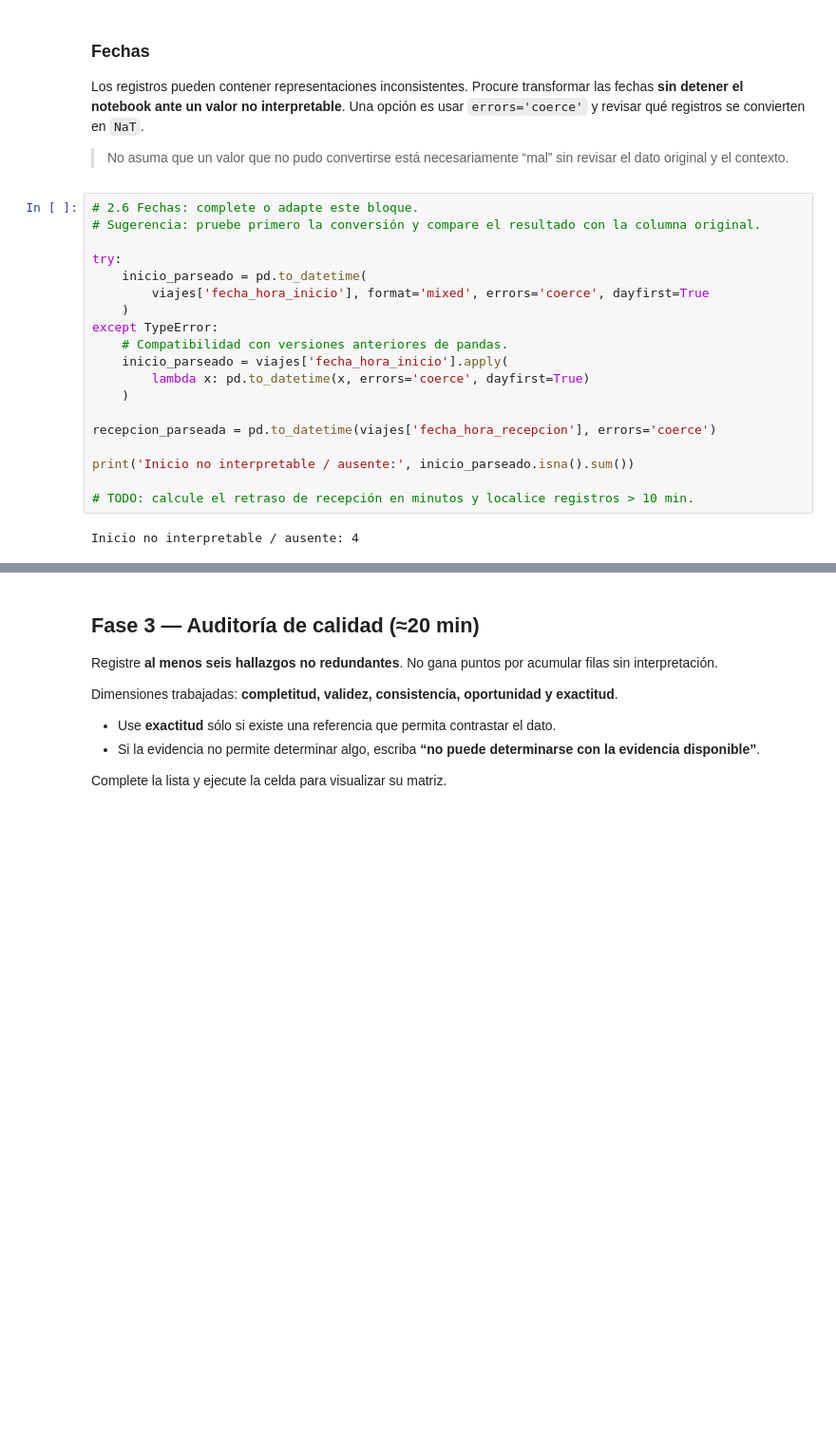
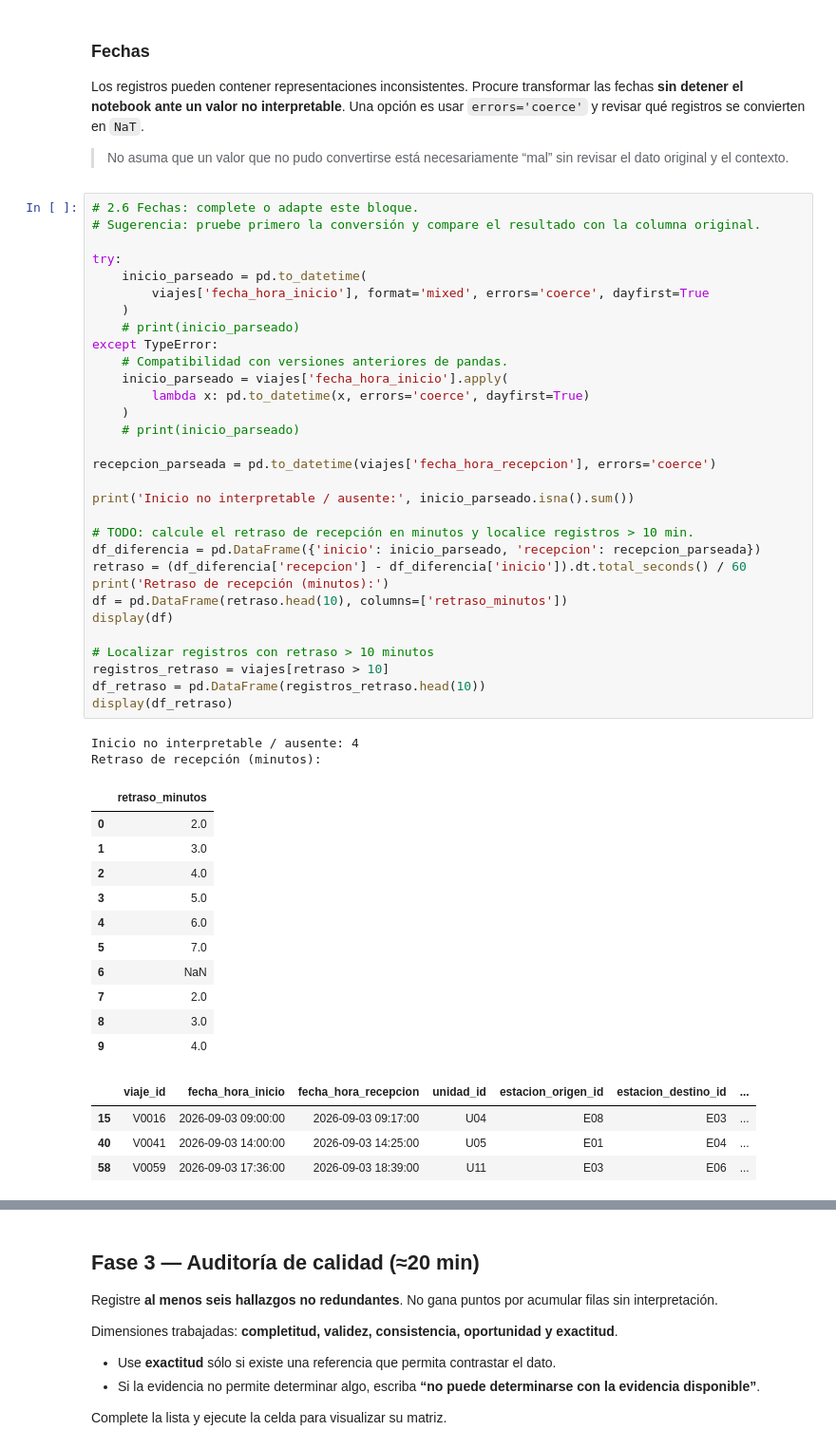
Before and after one commit to ShyAd1/Grandes-Datos, a Jupyter notebook: P1_Notebook_Estudiante_BigData_7BM1.ipynb, the cells around one changed output, grey strips where cells are left out. Shown at 95% size. Drawn from its saved outputs; the diff is of its cells as text; blank space fills up the shorter version.

```diff
--- a/P1_Notebook_Estudiante_BigData_7BM1.ipynb
+++ b/P1_Notebook_Estudiante_BigData_7BM1.ipynb
@@ -277,24 +250,52 @@ Los registros pueden contener representaciones inconsistentes. Procure transform
 # %%
 # 2.6 Fechas: complete o adapte este bloque.
 # Sugerencia: pruebe primero la conversión y compare el resultado con la columna original.
 
 try:
     inicio_parseado = pd.to_datetime(
         viajes['fecha_hora_inicio'], format='mixed', errors='coerce', dayfirst=True
     )
+    # print(inicio_parseado)
 except TypeError:
     # Compatibilidad con versiones anteriores de pandas.
     inicio_parseado = viajes['fecha_hora_inicio'].apply(
         lambda x: pd.to_datetime(x, errors='coerce', dayfirst=True)
     )
+    # print(inicio_parseado)
 
 recepcion_parseada = pd.to_datetime(viajes['fecha_hora_recepcion'], errors='coerce')
 
 print('Inicio no interpretable / ausente:', inicio_parseado.isna().sum())
 
 # TODO: calcule el retraso de recepción en minutos y localice registros > 10 min.
+df_diferencia = pd.DataFrame({'inicio': inicio_parseado, 'recepcion': recepcion_parseada})
+retraso = (df_diferencia['recepcion'] - df_diferencia['inicio']).dt.total_seconds() / 60
+print('Retraso de recepción (minutos):')
+df = pd.DataFrame(retraso.head(10), columns=['retraso_minutos'])
+display(df)
+
+# Localizar registros con retraso > 10 minutos
+registros_retraso = viajes[retraso > 10]
+df_retraso = pd.DataFrame(registros_retraso.head(10))
+display(df_retraso)
 # %% [output]
 Inicio no interpretable / ausente: 4
+Retraso de recepción (minutos):
+|  | retraso_minutos |
+| 0 | 2.0 |
+| 1 | 3.0 |
+| 2 | 4.0 |
+| 3 | 5.0 |
+| 4 | 6.0 |
+| 5 | 7.0 |
+| 6 | NaN |
+| 7 | 2.0 |
+| 8 | 3.0 |
+| 9 | 4.0 |
+|  | viaje_id | fecha_hora_inicio | fecha_hora_recepcion | unidad_id | estacion_origen_id | estacion_destino_id | ... |
+| 15 | V0016 | 2026-09-03 09:00:00 | 2026-09-03 09:17:00 | U04 | E08 | E03 | ... |
+| 40 | V0041 | 2026-09-03 14:00:00 | 2026-09-03 14:25:00 | U05 | E01 | E04 | ... |
+| 58 | V0059 | 2026-09-03 17:36:00 | 2026-09-03 18:39:00 | U11 | E03 | E06 | ... |
 # %%
 # 2.7 Reglas y catálogos
 unidades_validas = {f'U{i:02d}' for i in range(1, 13)}
```
Also changed, not shown: parts of 8 cells of this notebook.
